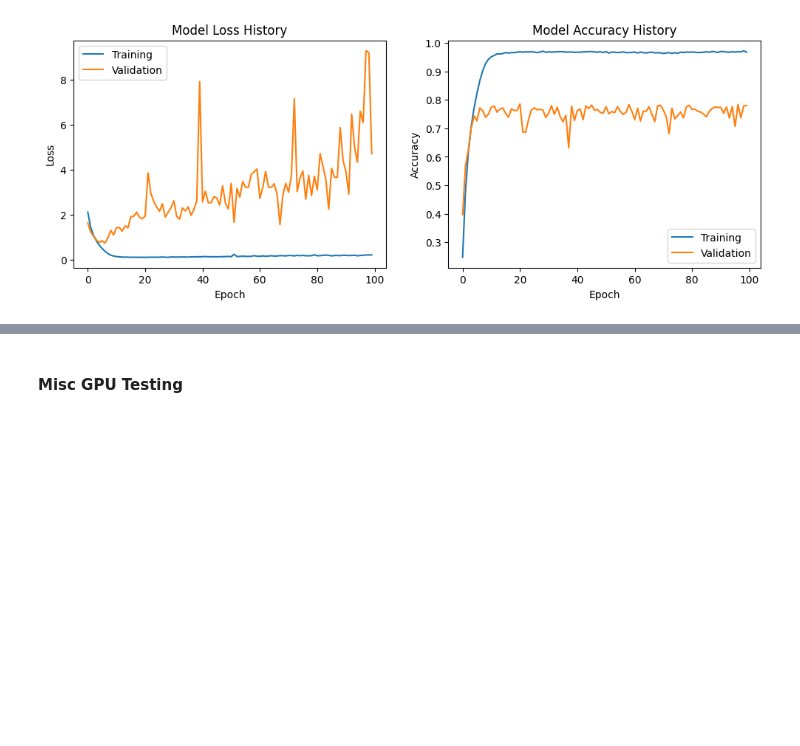
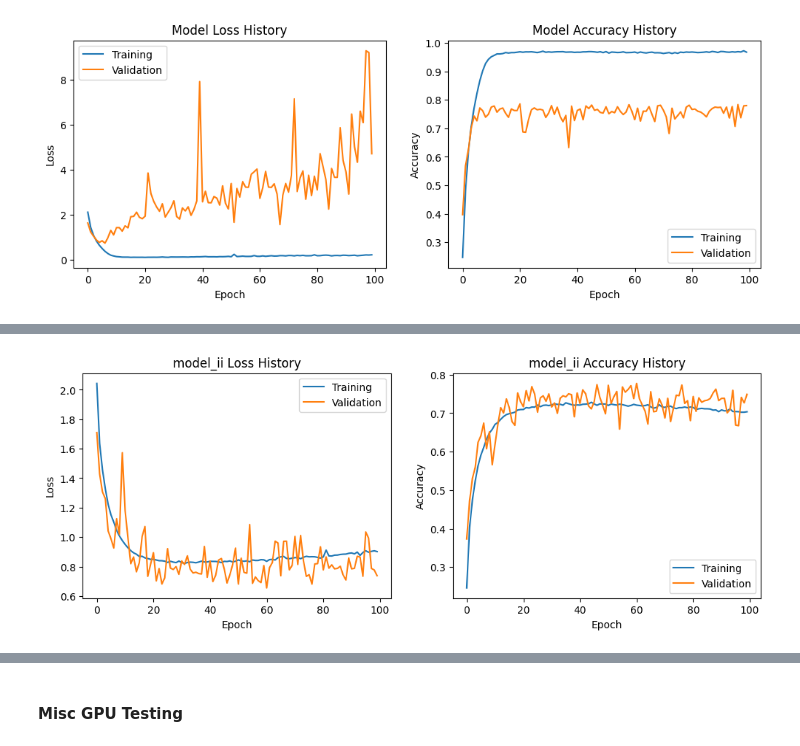
Before and after one commit to Crediteur/Jupyter-Notebooks, a Jupyter notebook: cifar10_Image_Classification/CM3015_Final_cifar10.ipynb, the cells around one changed output, grey strips where cells are left out. Saved outputs shown, nothing was run; the diff lists cells and outputs as text; code cells hidden in the pictures; blank space fills up the shorter version.

```diff
--- a/cifar10_Image_Classification/CM3015_Final_cifar10.ipynb
+++ b/cifar10_Image_Classification/CM3015_Final_cifar10.ipynb
@@ -1139,0 +1037,5 @@ https://arxiv.org/pdf/1409.1556.pdf vgg16
+# %%
+# model with dropout=0.5
+model_ii = conv2d_with_reg(blocks=3, dropout=0.5)
+
+model_ii.summary()
@@ -1139,0 +1060,9 @@ https://arxiv.org/pdf/1409.1556.pdf vgg16
+# %%
+N_EPOCHS = 100
+BATCH_SIZE = 128
+
+
+history_ii = model_ii.fit(x_partial, y_partial,
+                          validation_data=(x_val, y_val),
+                          epochs=N_EPOCHS, batch_size=BATCH_SIZE,
+                          verbose=1)
@@ -1139,0 +1087,4 @@ https://arxiv.org/pdf/1409.1556.pdf vgg16
+# %%
+plot_history(history_ii, 'model_ii')
+# %% [output]
+[figure, added]
```
Also changed, not shown: parts of 111 cells of this notebook.
